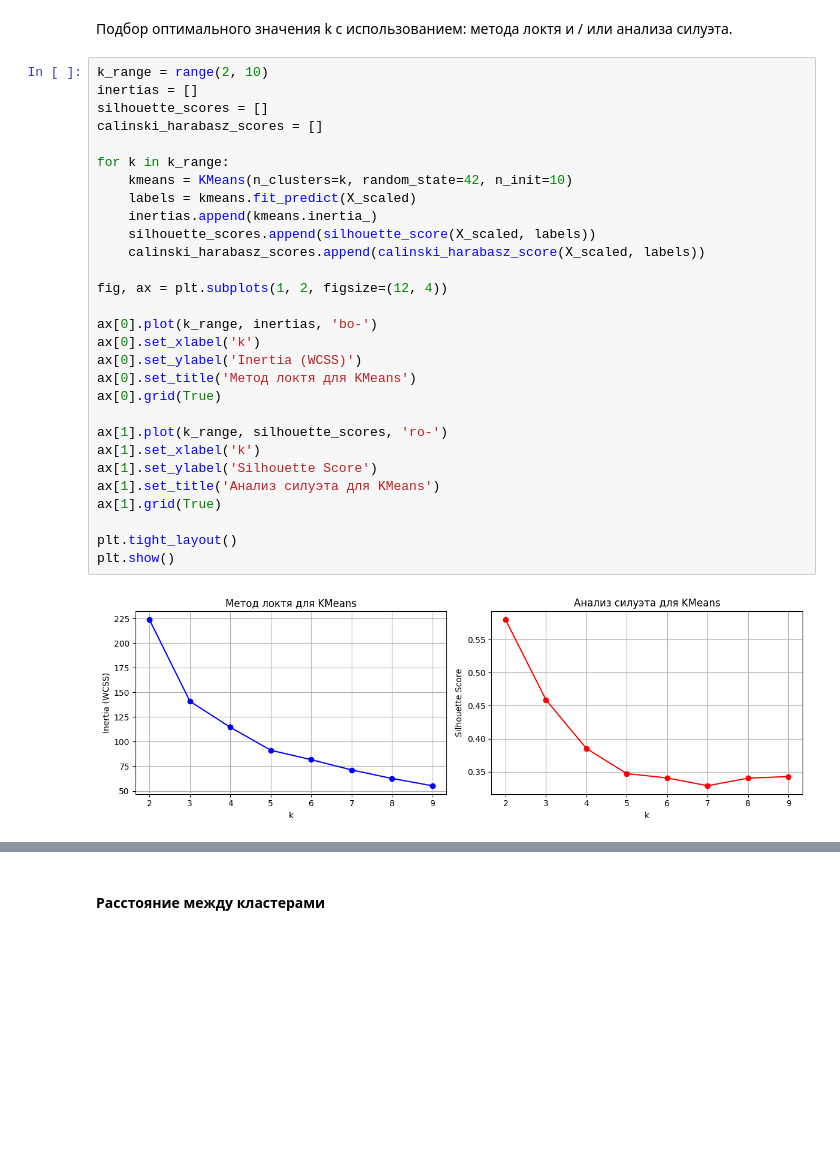
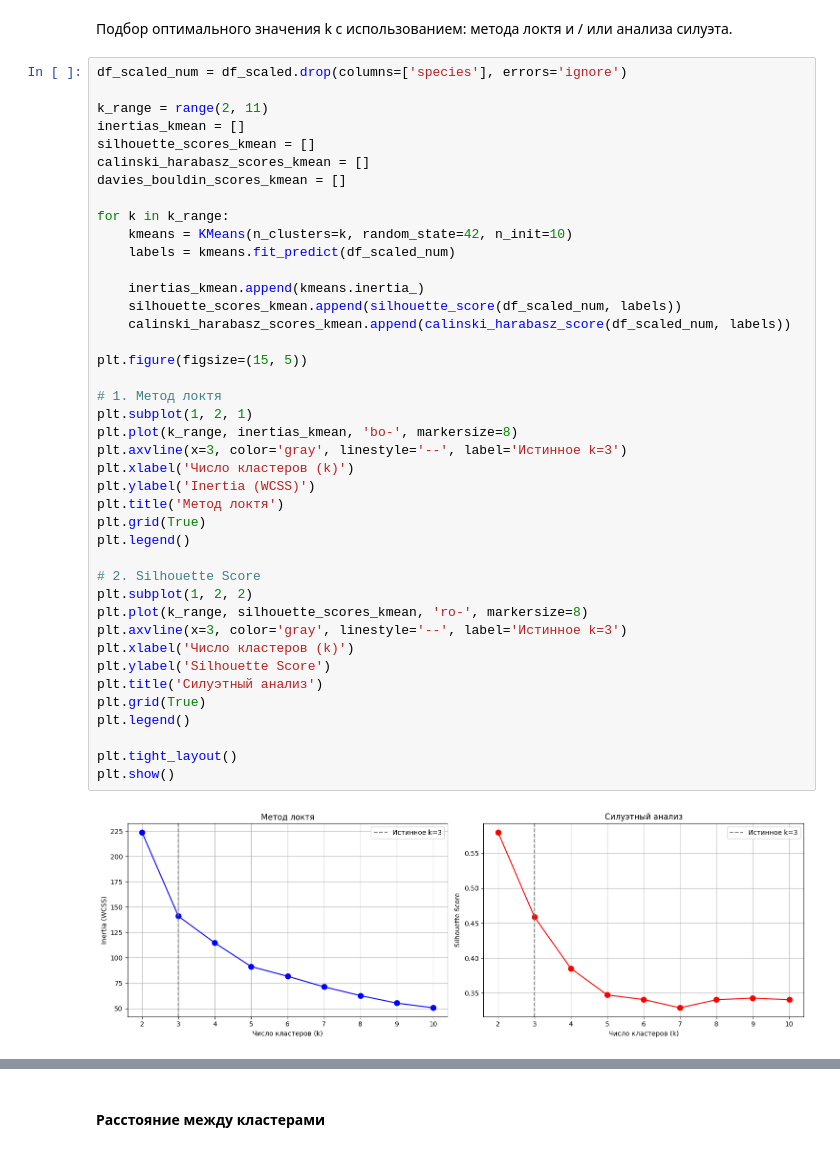
Before and after one commit to moorrriii/machine_learning, a Jupyter notebook: lab4.ipynb, the cells around one changed output, grey strips where cells are left out. Drawn from its saved outputs; the diff is of its cells as text; blank space fills up the shorter version.

```diff
--- a/lab4.ipynb
+++ b/lab4.ipynb
@@ -235,36 +219,48 @@ Gaussian Mixture (GMM) - моделирует кластеры как гаусс
 # %% [markdown]
 Подбор оптимального значения k с использованием: метода локтя и / или анализа силуэта.
 # %%
-k_range = range(2, 10)
-inertias = []
-silhouette_scores = []
-calinski_harabasz_scores = []
+df_scaled_num = df_scaled.drop(columns=['species'], errors='ignore')
+
+k_range = range(2, 11)
+inertias_kmean = []
+silhouette_scores_kmean = []
+calinski_harabasz_scores_kmean = []
+davies_bouldin_scores_kmean = []
 
 for k in k_range:
     kmeans = KMeans(n_clusters=k, random_state=42, n_init=10)
-    labels = kmeans.fit_predict(X_scaled)
-    inertias.append(kmeans.inertia_)
-    silhouette_scores.append(silhouette_score(X_scaled, labels))
-    calinski_harabasz_scores.append(calinski_harabasz_score(X_scaled, labels))
+    labels = kmeans.fit_predict(df_scaled_num)
 
-fig, ax = plt.subplots(1, 2, figsize=(12, 4))
+    inertias_kmean.append(kmeans.inertia_)
+    silhouette_scores_kmean.append(silhouette_score(df_scaled_num, labels))
+    calinski_harabasz_scores_kmean.append(calinski_harabasz_score(df_scaled_num, labels))
 
-ax[0].plot(k_range, inertias, 'bo-')
-ax[0].set_xlabel('k')
-ax[0].set_ylabel('Inertia (WCSS)')
-ax[0].set_title('Метод локтя для KMeans')
-ax[0].grid(True)
+plt.figure(figsize=(15, 5))
 
-ax[1].plot(k_range, silhouette_scores, 'ro-')
-ax[1].set_xlabel('k')
-ax[1].set_ylabel('Silhouette Score')
-ax[1].set_title('Анализ силуэта для KMeans')
-ax[1].grid(True)
+# 1. Метод локтя
+plt.subplot(1, 2, 1)
+plt.plot(k_range, inertias_kmean, 'bo-', markersize=8)
+plt.axvline(x=3, color='gray', linestyle='--', label='Истинное k=3')
+plt.xlabel('Число кластеров (k)')
+plt.ylabel('Inertia (WCSS)')
+plt.title('Метод локтя')
+plt.grid(True)
+plt.legend()
+
+# 2. Silhouette Score
+plt.subplot(1, 2, 2)
+plt.plot(k_range, silhouette_scores_kmean, 'ro-', markersize=8)
+plt.axvline(x=3, color='gray', linestyle='--', label='Истинное k=3')
+plt.xlabel('Число кластеров (k)')
+plt.ylabel('Silhouette Score')
+plt.title('Силуэтный анализ')
+plt.grid(True)
+plt.legend()
 
 plt.tight_layout()
 plt.show()
 # %% [output]
-[figure, old version]
+[figure, new version]
 # %%
 metrics_df = pd.DataFrame({
     'k': k_range,
```
Also changed, not shown: parts of 47 cells of this notebook.
